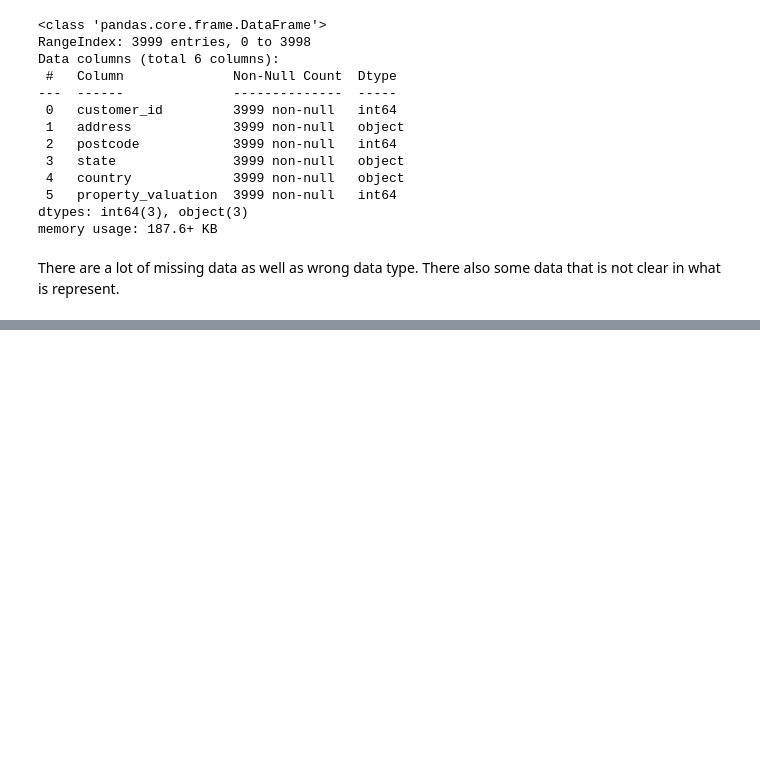
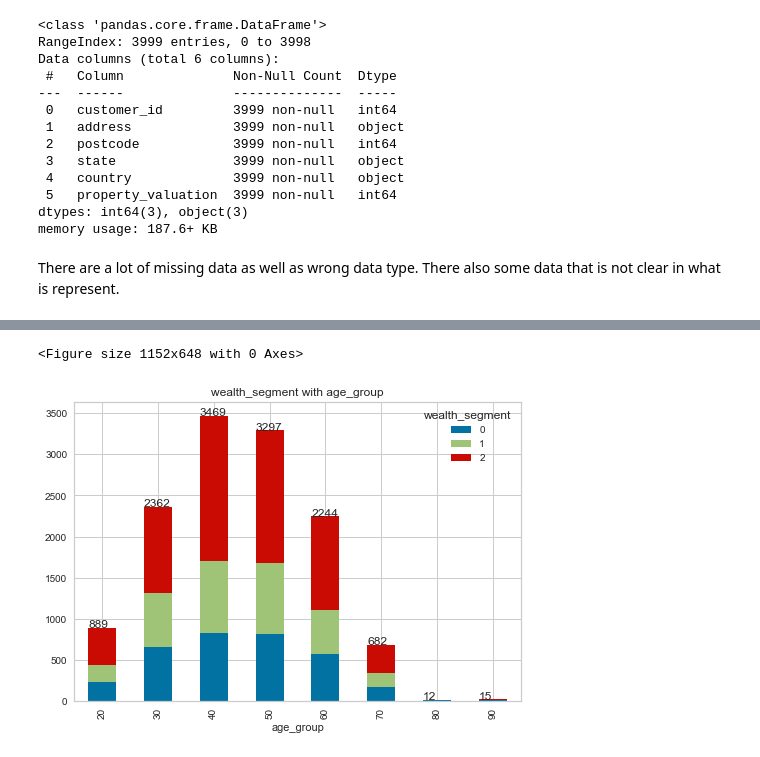
Before and after one commit to vclzez/DATA, a Jupyter notebook: The Forage/KPMG/KPMG_EDA.ipynb, the cells around one changed output, grey strips where cells are left out. Drawn from its saved outputs; the diff is of its cells as text; code cells hidden in the pictures; blank space fills up the shorter version.

```diff
--- a/The Forage/KPMG/KPMG_EDA.ipynb
+++ b/The Forage/KPMG/KPMG_EDA.ipynb
@@ -258,0 +339,3 @@ List of Wrong datatype:
+# %%
+df_demograp_clean.drop(['first_name', 'last_name', 'default', 'job_title'], axis = 1,inplace=True)
+df_newcus_clean.drop(['first_name', 'last_name', 'job_title', 'Unnamed: 16', 'Unnamed: 17', 'Unnamed: 18', 'Unnamed: 19', 'Unnamed: 20'], axis = 1,inplace=True)
@@ -258,0 +347,3 @@ List of Wrong datatype:
+# %%
+## merge demograph and address
+df_demoadd_merge = pd.merge(df_demograp_clean, df_address_clean, on='customer_id')
@@ -258,0 +358,3 @@ List of Wrong datatype:
+# %%
+# Merge all data except new customer
+df_allmerge = pd.merge(df_demoadd_merge, df_trans_clean, on='customer_id')
@@ -258,0 +377,26 @@ List of Wrong datatype:
+# %%
+def plot_stack_bar_seg(data,feature,segment):
+    plt.figure(figsize = (16,9))
+    data.groupby(f'{feature}')[f'{segment}'].value_counts().unstack(level=1).plot.bar(stacked=True)
+    ax = plt.gca()
+    # Get value print in graph
+    for x, y in enumerate(data.groupby(f'{feature}').agg({f'{segment}': lambda x: len(x)})[f'{segment}']):
+        plt.text(x - .25,y,int(y))
+    plt.title(f'{segment} with {feature}')
+    plt.show()
+
+def plot_bar_seg(data,feature,segment):
+    plt.figure(figsize = (16,9))
+    data.groupby(f'{feature}')[f'{segment}'].value_counts().unstack(level=1).plot.bar(stacked=False)
+    ax = plt.gca()
+    # Get value print in graph
+    for x, y in enumerate(data.groupby(f'{feature}').agg({f'{segment}': lambda x: len(x)})[f'{segment}']):
+        plt.text(x - .1,y/2 + 10,int(y))
+    plt.title(f'{segment} with {feature}')
+    plt.show()
+# %%
+# Wealth and age
+plot_stack_bar_seg(df_allmerge,'age_group','wealth_segment')
+# %% [output]
+<Figure size 1152x648 with 0 Axes>
+[figure, added]
```
Also changed, not shown: parts of 40 cells of this notebook.
